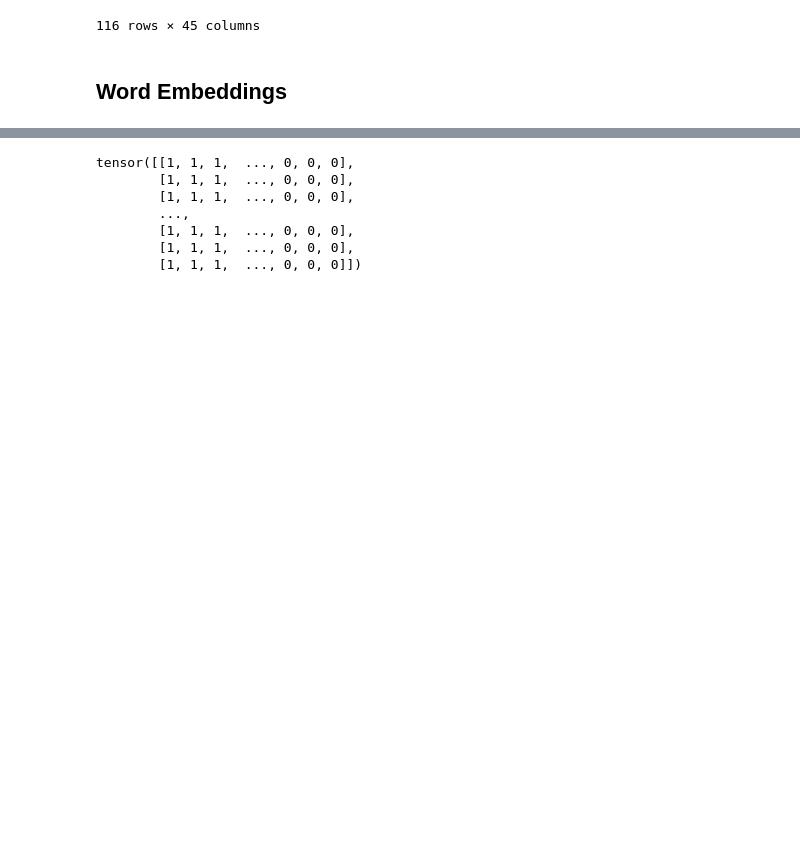
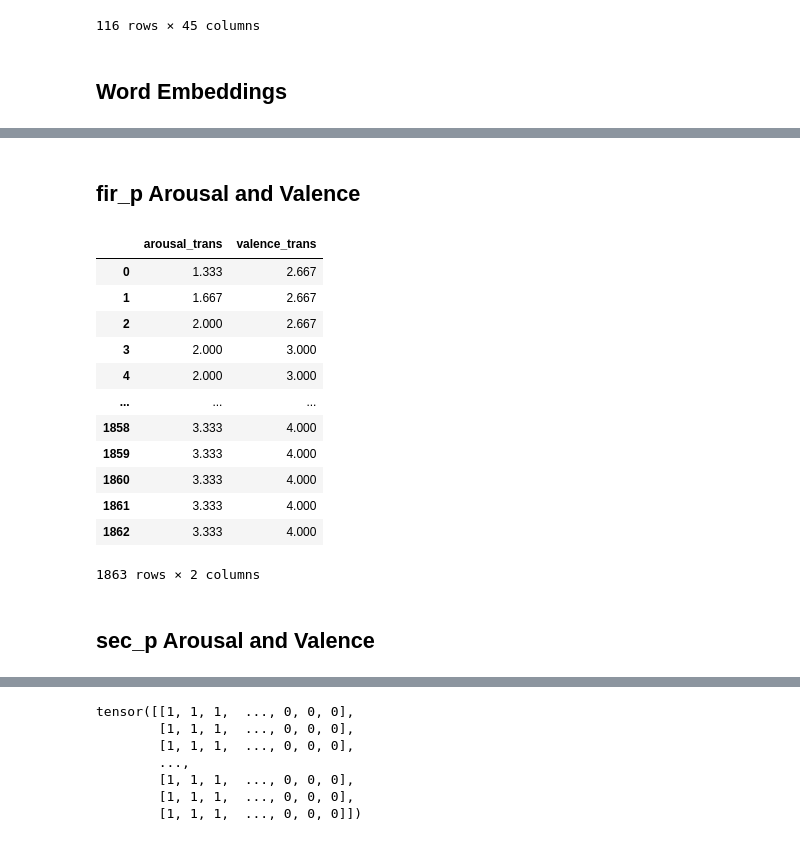
Before and after one commit to saber258/EEG_Text_alignment, a Jupyter notebook: notebooks/word_embeddings.ipynb, the cells around one changed output, grey strips where cells are left out. Cells and saved outputs as stored; diff of their text form; code cells hidden in the pictures; blank space fills up the shorter version.

```diff
--- a/notebooks/word_embeddings.ipynb
+++ b/notebooks/word_embeddings.ipynb
@@ -222,0 +556,25 @@ x_train = tokenizer(
+# %% [markdown]
+## fir_p Arousal and Valence
+# %%
+# --- arousal and valence fir_p
+
+from sklearn.model_selection import train_test_split
+
+y = full_transcript.drop(['new_words', 'seconds_trans', 'seconds2_trans', 'happy_trans', 'happy2_trans', 'angry_trans', 'angry2_trans', 'nervous_trans', 'nervous2_trans', 'sad_trans', 'sad2_trans', 'arousal2_trans', 'valence2_trans'], 1)
+X = full_transcript[['new_words']]
+# %%
+y
+# %% [output]
+|  | arousal_trans | valence_trans |
+| 0 | 1.333 | 2.667 |
+| 1 | 1.667 | 2.667 |
+| 2 | 2.000 | 2.667 |
+| 3 | 2.000 | 3.000 |
+| 4 | 2.000 | 3.000 |
+| ... | ... | ... |
+| 1858 | 3.333 | 4.000 |
+| 1859 | 3.333 | 4.000 |
+| 1860 | 3.333 | 4.000 |
+| 1861 | 3.333 | 4.000 |
+| 1862 | 3.333 | 4.000 |
+1863 rows × 2 columns
@@ -222,0 +594,2 @@ x_train = tokenizer(
+# %% [markdown]
+## sec_p Arousal and Valence
```
Also changed, not shown: parts of 56 cells of this notebook.
